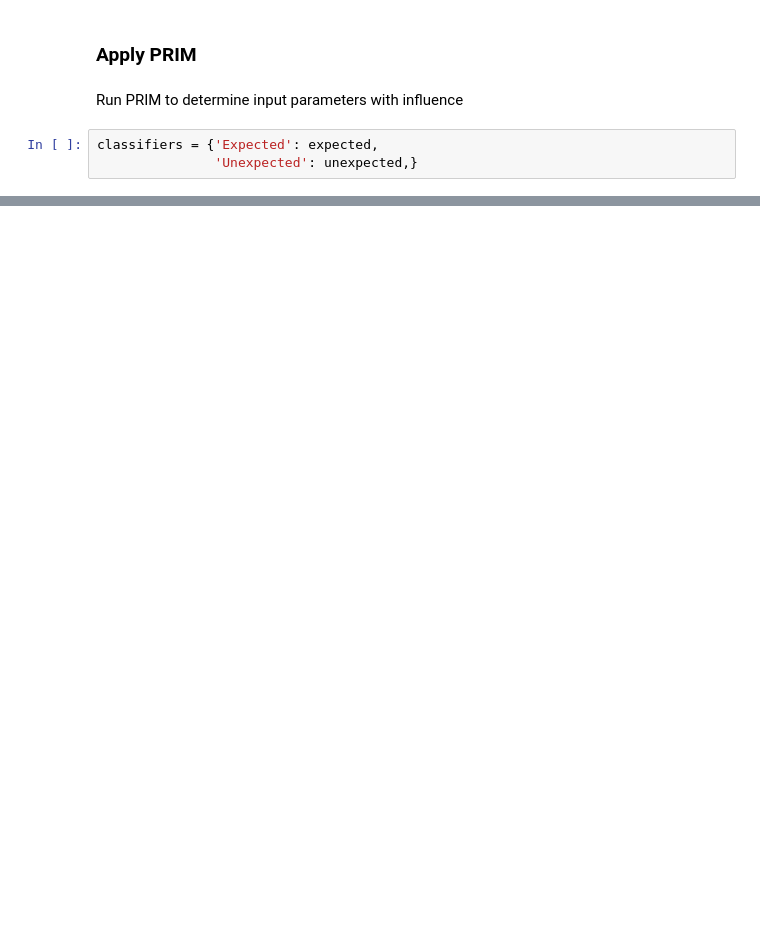
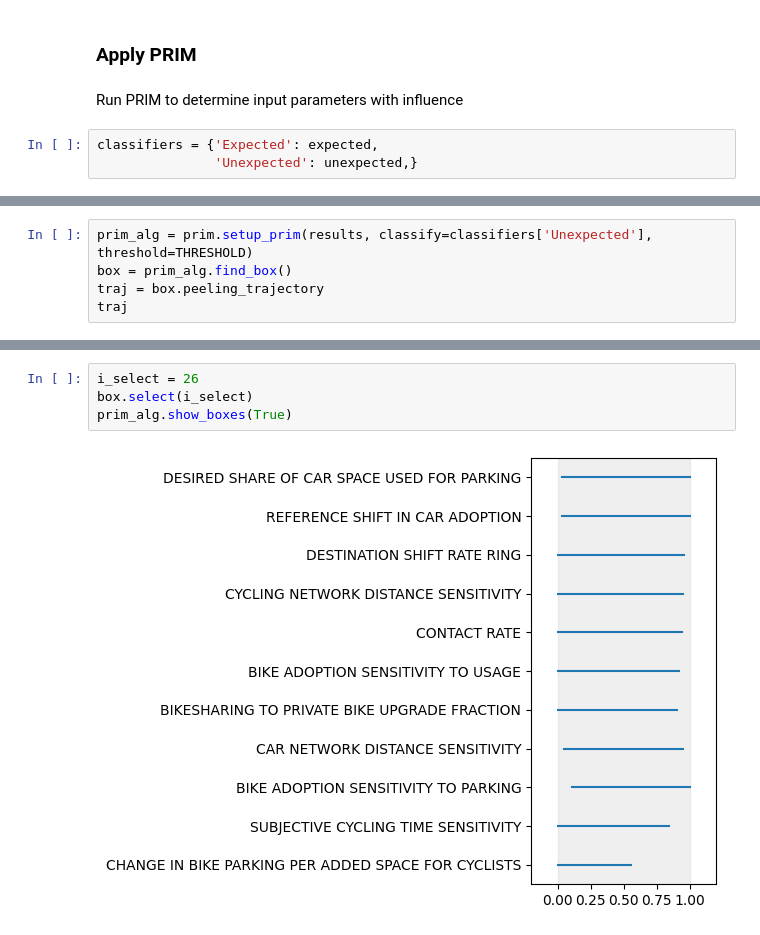
Before and after one commit to Michared/roadspace-reallocation, a Jupyter notebook: 3_Experiments/PRIM_main_outcomes.ipynb, the cells around one changed output, grey strips where cells are left out. Drawn from its saved outputs; the diff is of its cells as text; blank space fills up the shorter version.

```diff
--- a/3_Experiments/PRIM_main_outcomes.ipynb
+++ b/3_Experiments/PRIM_main_outcomes.ipynb
@@ -197,0 +207,5 @@ fig, axes = box.show_tradeoff()
+# %%
+prim_alg = prim.setup_prim(results, classify=classifiers['Unexpected'], threshold=THRESHOLD)
+box = prim_alg.find_box()
+traj = box.peeling_trajectory
+traj
@@ -197,0 +230,6 @@ fig, axes = box.show_tradeoff()
+# %%
+i_select = 26
+box.select(i_select)
+prim_alg.show_boxes(True)
+# %% [output]
+[figure, added]
```
Also changed, not shown: parts of 13 cells of this notebook, 1 other file.
